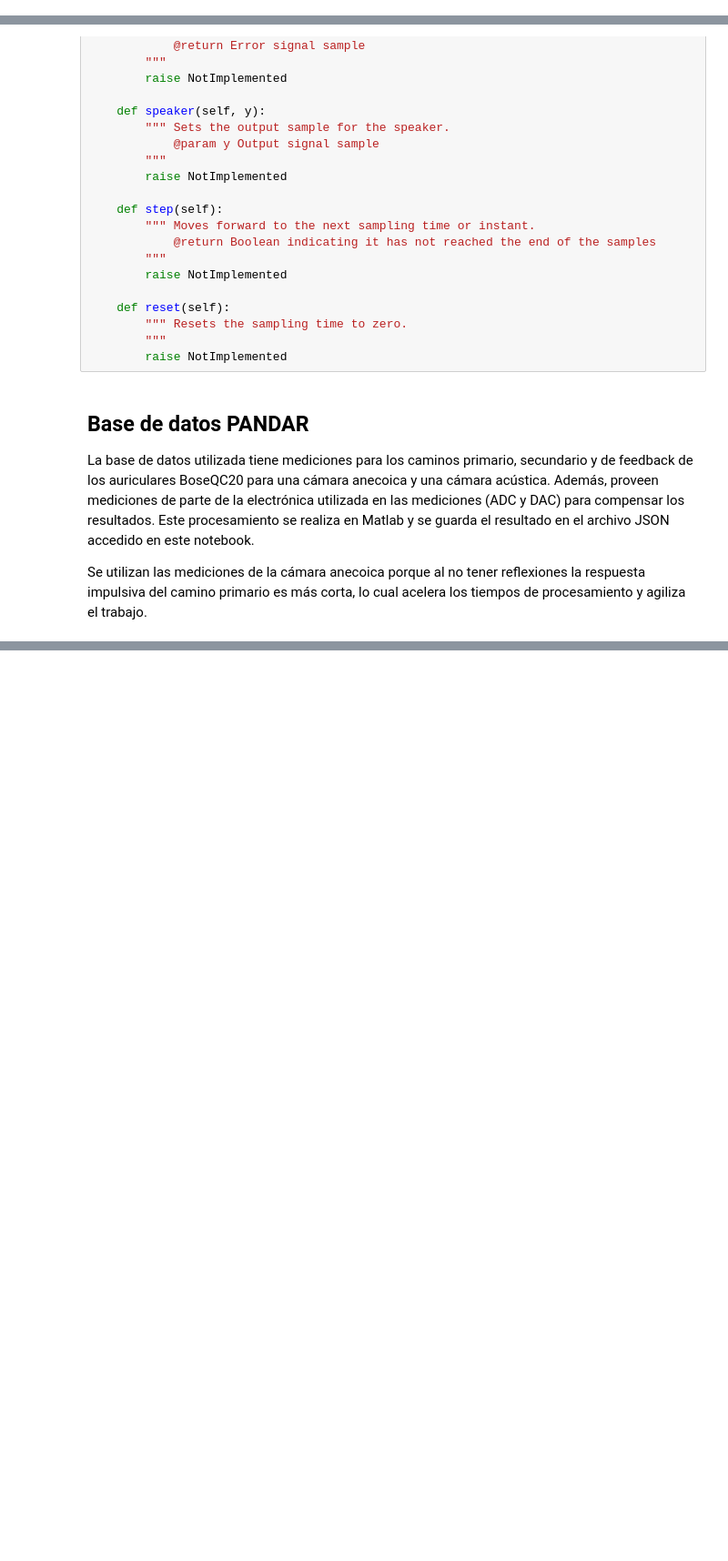
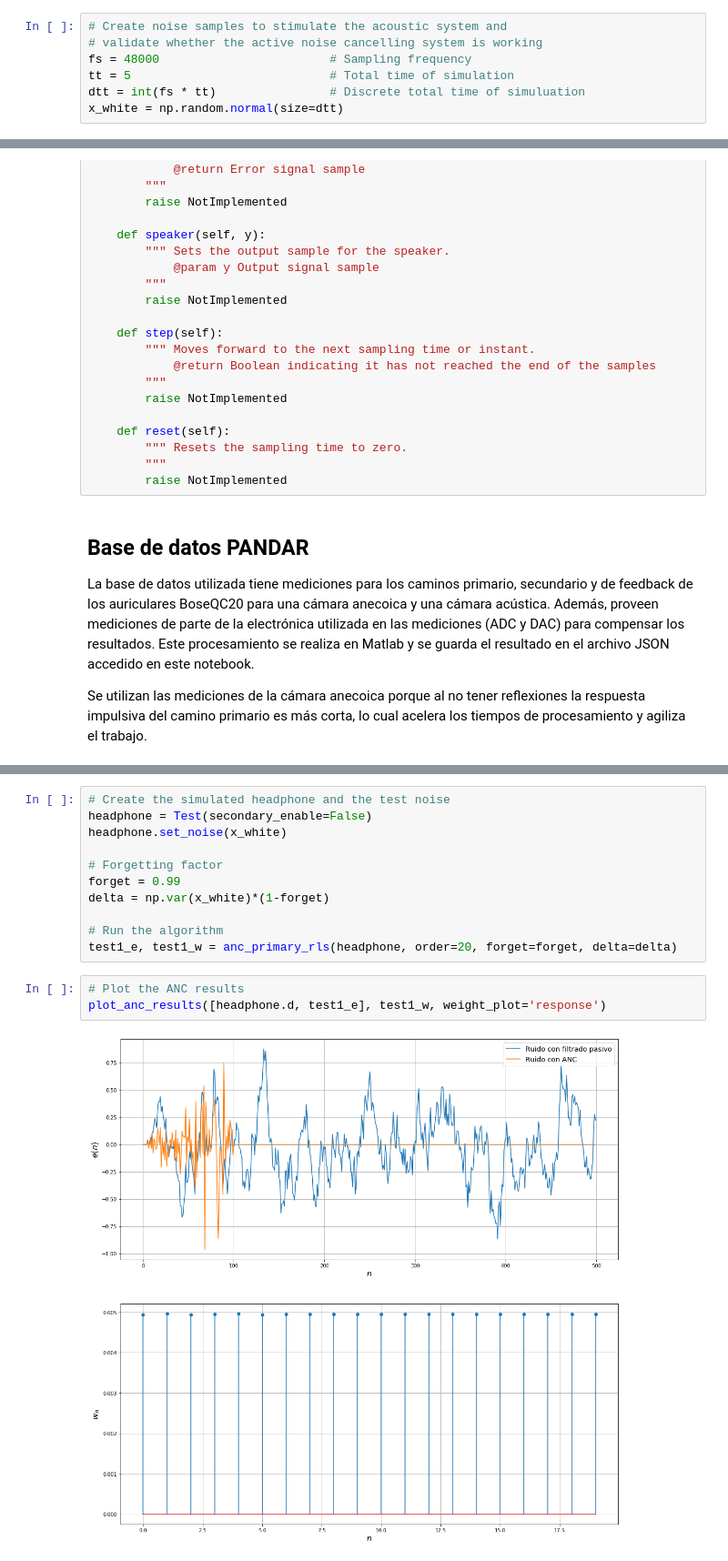
Before and after one commit to asp-image-dsp/asp-project-02, a Jupyter notebook: development/rls.ipynb, the cells around one changed output, grey strips where cells are left out. Shown: that part at 91% size. Drawn from its saved outputs; the diff is of its cells as text; blank space fills up the shorter version.

```diff
--- a/development/rls.ipynb
+++ b/development/rls.ipynb
@@ -87,3 +87,10 @@ def plot_frequency_analysis(p, g, w, fs):
     ax[1].legend(fontsize=13)
 
     plt.show()
+# %%
+# Create noise samples to stimulate the acoustic system and
+# validate whether the active noise cancelling system is working
+fs = 48000                        # Sampling frequency
+tt = 5                            # Total time of simulation
+dtt = int(fs * tt)                # Discrete total time of simuluation
+x_white = np.random.normal(size=dtt)
@@ -146,0 +414,16 @@ Se utilizan las mediciones de la cámara anecoica porque al no tener reflexiones
+# %%
+# Create the simulated headphone and the test noise
+headphone = Test(secondary_enable=False)
+headphone.set_noise(x_white)
+
+# Forgetting factor
+forget = 0.99
+delta = np.var(x_white)*(1-forget)
+
+# Run the algorithm
+test1_e, test1_w = anc_primary_rls(headphone, order=20, forget=forget, delta=delta)
+# %%
+# Plot the ANC results
+plot_anc_results([headphone.d, test1_e], test1_w, weight_plot='response')
+# %% [output]
+[figure, added]
```
Also changed, not shown: parts of 6 cells of this notebook, 1 other file.
